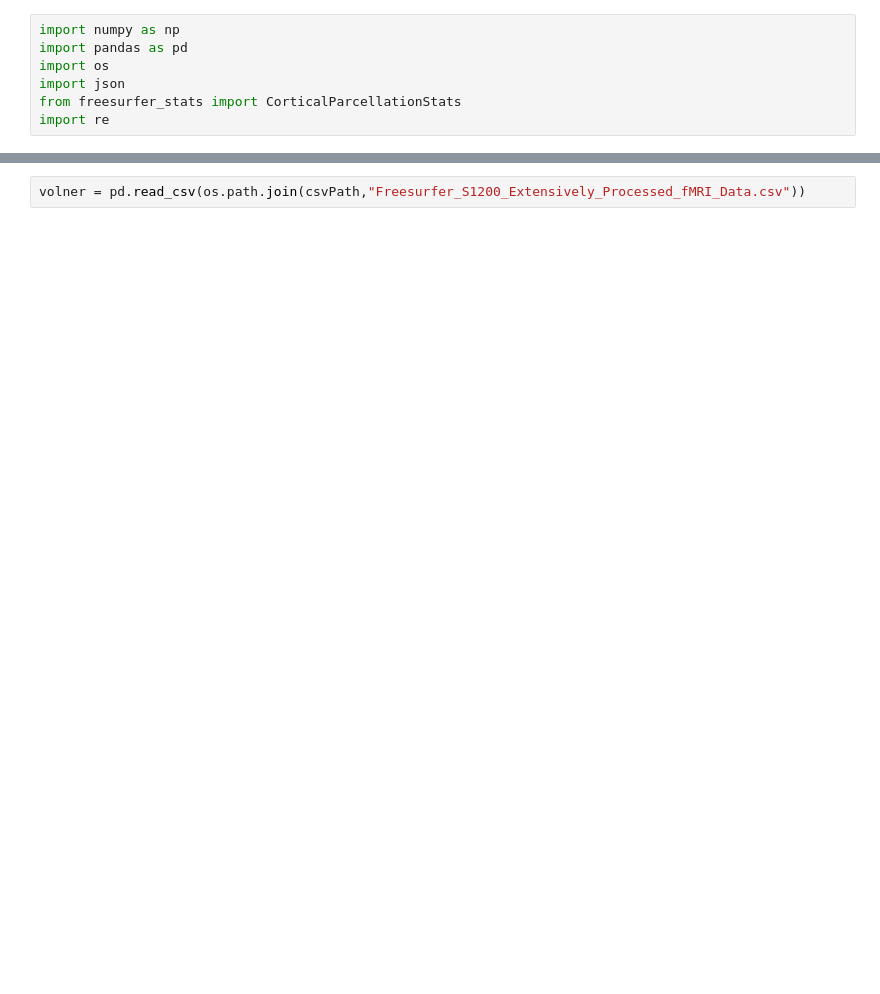
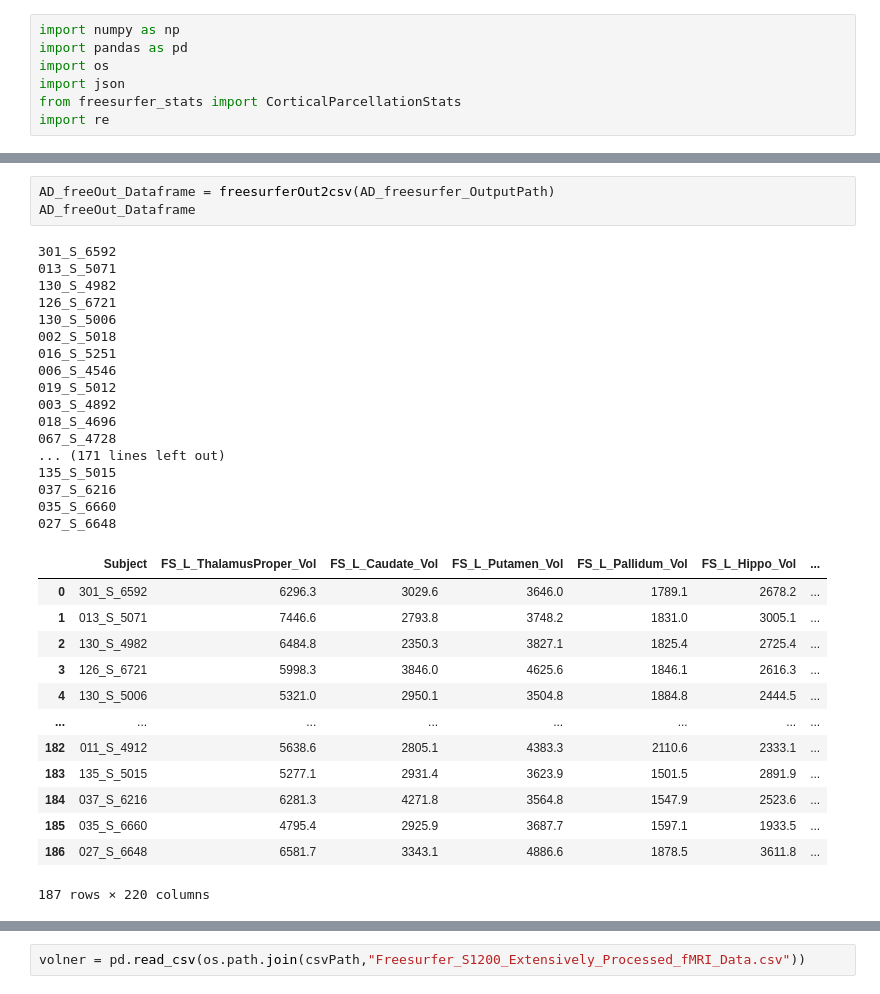
Before and after one commit to ulysses1881826/neuroScript, a Jupyter notebook: convertFreesurferOutput2CSV.ipynb, the cells around one changed output, grey strips where cells are left out. Saved outputs shown, nothing was run; the diff lists cells and outputs as text; blank space fills up the shorter version.

```diff
--- a/convertFreesurferOutput2CSV.ipynb
+++ b/convertFreesurferOutput2CSV.ipynb
@@ -10,0 +199,34 @@ freesurferOutputPath = "/home/ubuntu/Desktop/ADNI_MRI_Image/MCI_freesurfer_outpu
+# %%
+AD_freeOut_Dataframe = freesurferOut2csv(AD_freesurfer_OutputPath)
+AD_freeOut_Dataframe
+# %% [output]
+301_S_6592
+013_S_5071
+130_S_4982
+126_S_6721
+130_S_5006
+002_S_5018
+016_S_5251
+006_S_4546
+019_S_5012
+003_S_4892
+018_S_4696
+067_S_4728
+... (171 lines left out)
+135_S_5015
+037_S_6216
+035_S_6660
+027_S_6648
+|  | Subject | FS_L_ThalamusProper_Vol | FS_L_Caudate_Vol | FS_L_Putamen_Vol | FS_L_Pallidum_Vol | FS_L_Hippo_Vol | ... |
+| 0 | 301_S_6592 | 6296.3 | 3029.6 | 3646.0 | 1789.1 | 2678.2 | ... |
+| 1 | 013_S_5071 | 7446.6 | 2793.8 | 3748.2 | 1831.0 | 3005.1 | ... |
+| 2 | 130_S_4982 | 6484.8 | 2350.3 | 3827.1 | 1825.4 | 2725.4 | ... |
+| 3 | 126_S_6721 | 5998.3 | 3846.0 | 4625.6 | 1846.1 | 2616.3 | ... |
+| 4 | 130_S_5006 | 5321.0 | 2950.1 | 3504.8 | 1884.8 | 2444.5 | ... |
+| ... | ... | ... | ... | ... | ... | ... | ... |
+| 182 | 011_S_4912 | 5638.6 | 2805.1 | 4383.3 | 2110.6 | 2333.1 | ... |
+| 183 | 135_S_5015 | 5277.1 | 2931.4 | 3623.9 | 1501.5 | 2891.9 | ... |
+| 184 | 037_S_6216 | 6281.3 | 4271.8 | 3564.8 | 1547.9 | 2523.6 | ... |
+| 185 | 035_S_6660 | 4795.4 | 2925.9 | 3687.7 | 1597.1 | 1933.5 | ... |
+| 186 | 027_S_6648 | 6581.7 | 3343.1 | 4886.6 | 1878.5 | 3611.8 | ... |
+187 rows × 220 columns
```
Also changed, not shown: parts of 9 cells of this notebook, 6 other files.
